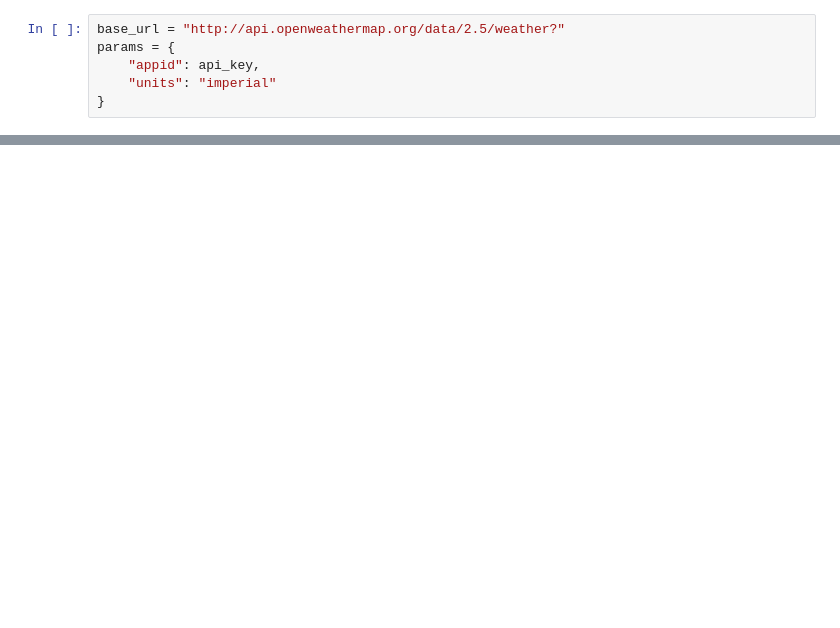
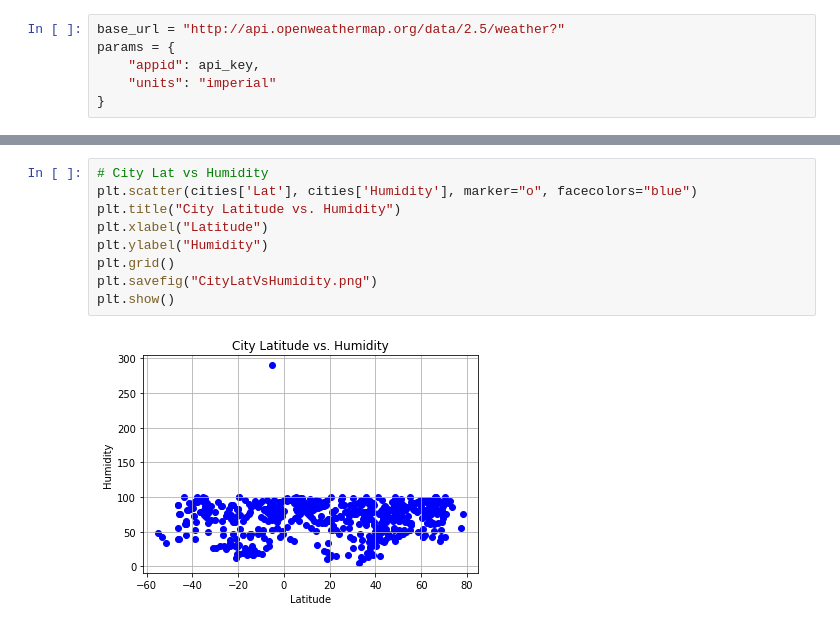
Before and after one commit to scross7/python-api-challenge, a Jupyter notebook: WeatherPy.ipynb, the cells around one changed output, grey strips where cells are left out. Drawn from its saved outputs; the diff is of its cells as text; blank space fills up the shorter version.

```diff
--- a/WeatherPy.ipynb
+++ b/WeatherPy.ipynb
@@ -143,0 +164,11 @@ for x in range(len(indices)):
+# %%
+# City Lat vs Humidity
+plt.scatter(cities['Lat'], cities['Humidity'], marker="o", facecolors="blue")
+plt.title("City Latitude vs. Humidity")
+plt.xlabel("Latitude")
+plt.ylabel("Humidity")
+plt.grid()
+plt.savefig("CityLatVsHumidity.png")
+plt.show()
+# %% [output]
+[figure, added]
```
Also changed, not shown: parts of 11 cells of this notebook, 5 other files.
